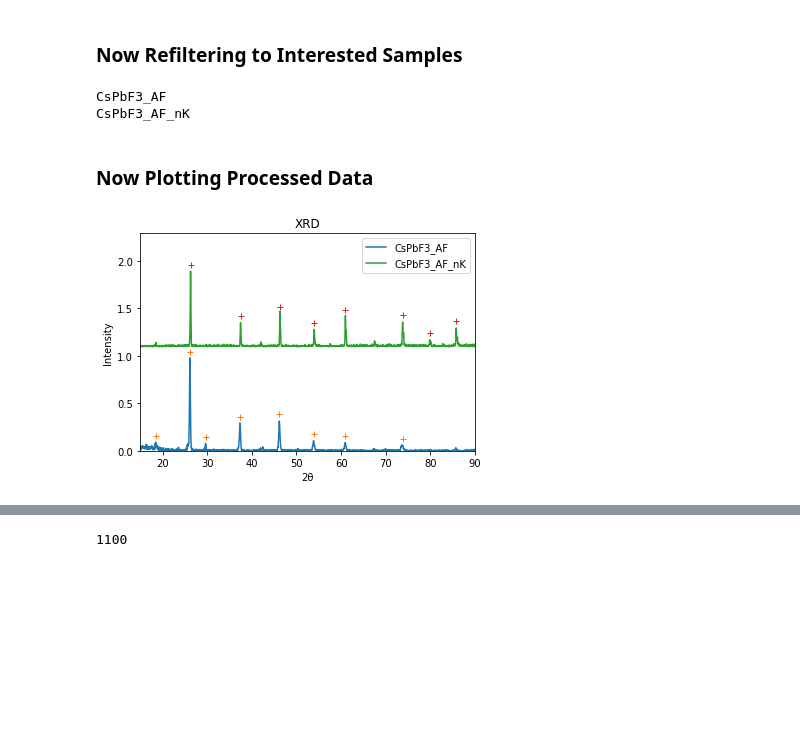
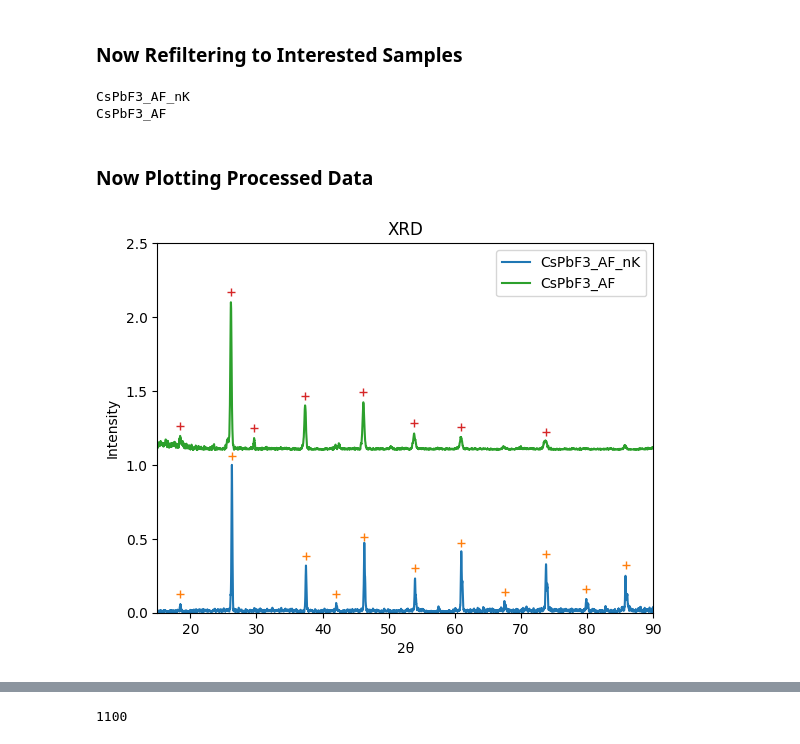
Before and after one commit to fenning-research-group/Python-Utilities, a Jupyter notebook: FrgTools/Example Notebooks/Smartlab XRD Processing/XRD_Plotter.ipynb, the cells around one changed output, grey strips where cells are left out. Cells and saved outputs as stored; diff of their text form; code cells hidden in the pictures; blank space fills up the shorter version.

```diff
--- a/FrgTools/Example Notebooks/Smartlab XRD Processing/XRD_Plotter.ipynb
+++ b/FrgTools/Example Notebooks/Smartlab XRD Processing/XRD_Plotter.ipynb
@@ -105,7 +107,7 @@ plt.show()
 # %% [markdown]
 ## Remove Background
 # %%
-df['counts_bgremoved'] = df.apply(lambda x: xrd.remove_background(x.angles,x.counts), axis=1)
+df['counts_bgremoved'] = tqdm(df.apply(lambda x: xrd.remove_background(x.angles,x.counts), axis=1))
 # %% [markdown]
 ## Normalizng All XRD Data
 # %%
@@ -123,9 +125,11 @@ from functools import partial #https://docs.python.org/2/library/functools.html
 df['counts_f1'] = df['counts_norm'].apply(
     partial(savgol_filter, window_length = 15, polyorder = 3)
 )
+# %%
+df['counts_f2'] = df['counts_f1'].apply(normalizeCounts) #https://pandas.pydata.org/pandas-docs/stable/reference/api/pandas.DataFrame.apply.html
 # %% [markdown]
 ## Peak Indexing, takes a few seconds
 # %%
-df['peak_index'] = tqdm(df['counts_f1'].apply(
+df['peak_index'] = tqdm(df['counts_f2'].apply(
     partial(find_peaks_cwt, widths = np.arange(10,15), noise_perc = 0.02)
 ))
@@ -141,7 +143,7 @@ df['peak_angle'] = df.apply(peakAngles, axis = 1)
 ## Peak Intensity
 # %%
 def peakIntensity(row):
-    peakI = [row['counts_f1'][idx] for idx in row['peak_index']]
+    peakI = [row['counts_f2'][idx] for idx in row['peak_index']]
     return np.asarray(peakI)
 
 df['peak_intensity'] = df.apply(peakIntensity, axis = 1)
@@ -158,13 +160,15 @@ df_filter3 = df_filter2[df_filter2.name.str.contains(Filter_3)]
 df_filter3.reset_index(drop=True, inplace=True)
 for n in df_filter3['name'].unique(): print(n)
 # %% [output]
+CsPbF3_AF_nK
 CsPbF3_AF
-CsPbF3_AF_nK
 # %% [markdown]
 ### Now Plotting Processed Data
 # %%
 # filtered DataFrame to Plot
 DF = df_filter3
+
+mpl.rcParams.update(mpl.rcParamsDefault)
 
 # plotting single use:
 # q = 3
@@ -179,36 +183,36 @@ DF = df_filter3
 # plotting multiple use:
 
 min_intensity = 0.05
 
 # for q in range(len(DF)):
 #     #masking out bad peaks
 #     a = DF['peak_intensity'][q]
 #     a = np.ma.masked_where(a <= min_intensity , a)
 
 #     #plotting
 #     plt.plot(DF.loc[q]['angles'],DF.loc[q]['counts_f1']+q*1.1, label=DF['name'][q])
 #     plt.plot(DF['peak_angle'][q],a+0.05+q*1.2,'+')
 
 
 for q, (_, r) in enumerate(DF.iterrows()):
     #mask out low intensity peaks
     a = r['peak_intensity']
     a = np.ma.masked_where(a <= min_intensity, a)
 
     #plotting
-    plt.plot(r['angles'], r['counts_f1'] + q*1.1, label = r['name'])
+    plt.plot(r['angles'], r['counts_f2'] + q*1.1, label = r['name'])
     plt.plot(r['peak_angle'], a + 0.07 + q*1.1, '+')
 
 plt.legend()
 plt.title('XRD')
-plt.ylim(0,max(DF.loc[q]['counts_f1']+1.5))
+plt.ylim(0,max(DF.loc[q]['counts_f2']+1.5))
 plt.xlim(min(DF.loc[q]['angles']),max(DF.loc[q]['angles']))
 
 plt.ylabel('Intensity')
 plt.xlabel('2θ')
 plt.show()
 # %% [output]
-[figure, old version]
+[figure, new version]
 # %%
 materials = {
     'PbI2': [12.1, 26.2],
```
Also changed, not shown: parts of 10 cells of this notebook, 1 other file.
